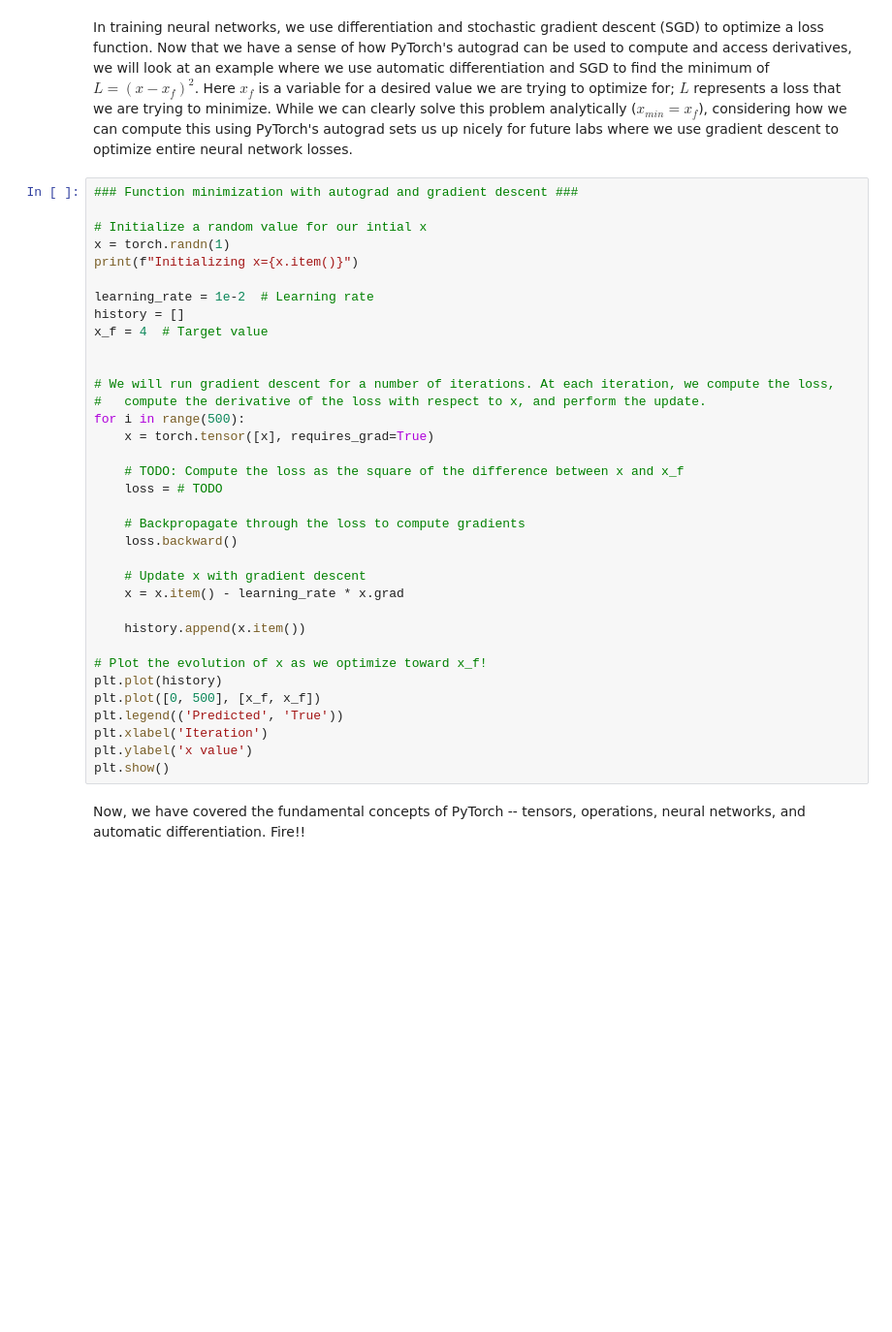
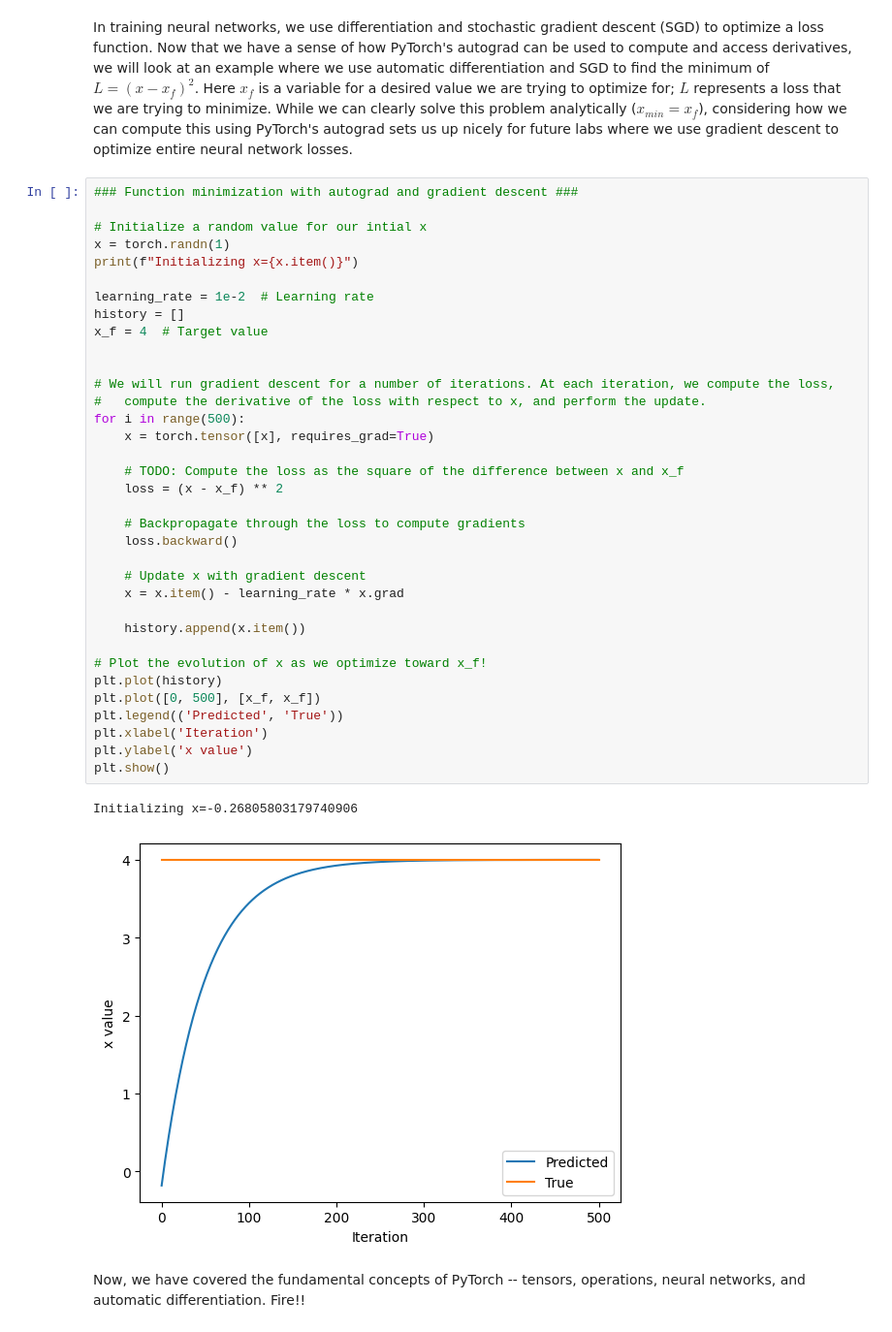
Before and after one commit to InProgressCSStudent/3Blue1Brown.com, a Jupyter notebook: lab1/PT_Part1_Intro.ipynb, the cells around one changed output. Shown at 97% size. Drawn from its saved outputs; the diff is of its cells as text; blank space fills up the shorter version.

```diff
--- a/lab1/PT_Part1_Intro.ipynb
+++ b/lab1/PT_Part1_Intro.ipynb
@@ -307,33 +356,36 @@ In training neural networks, we use differentiation and stochastic gradient desc
 x = torch.randn(1)
 print(f"Initializing x={x.item()}")
 
 learning_rate = 1e-2  # Learning rate
 history = []
 x_f = 4  # Target value
 
 
 # We will run gradient descent for a number of iterations. At each iteration, we compute the loss,
 #   compute the derivative of the loss with respect to x, and perform the update.
 for i in range(500):
     x = torch.tensor([x], requires_grad=True)
 
     # TODO: Compute the loss as the square of the difference between x and x_f
-    loss = # TODO
+    loss = (x - x_f) ** 2
 
     # Backpropagate through the loss to compute gradients
     loss.backward()
 
     # Update x with gradient descent
     x = x.item() - learning_rate * x.grad
 
     history.append(x.item())
 
 # Plot the evolution of x as we optimize toward x_f!
 plt.plot(history)
 plt.plot([0, 500], [x_f, x_f])
 plt.legend(('Predicted', 'True'))
 plt.xlabel('Iteration')
 plt.ylabel('x value')
 plt.show()
+# %% [output]
+Initializing x=-0.26805803179740906
+[figure, added]
 # %% [markdown]
 Now, we have covered the fundamental concepts of PyTorch -- tensors, operations, neural networks, and automatic differentiation. Fire!!
```
Also changed, not shown: parts of 16 cells of this notebook.
